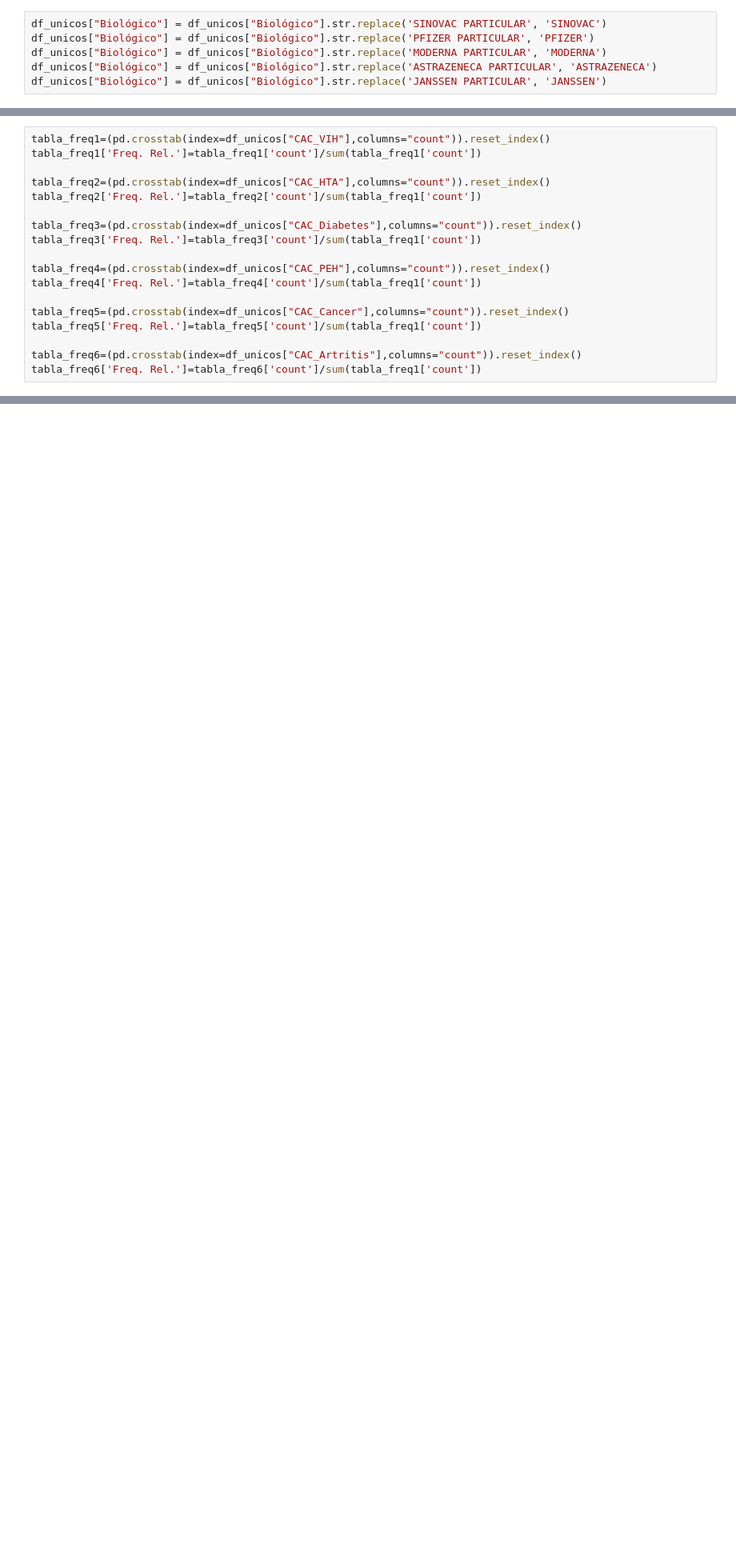
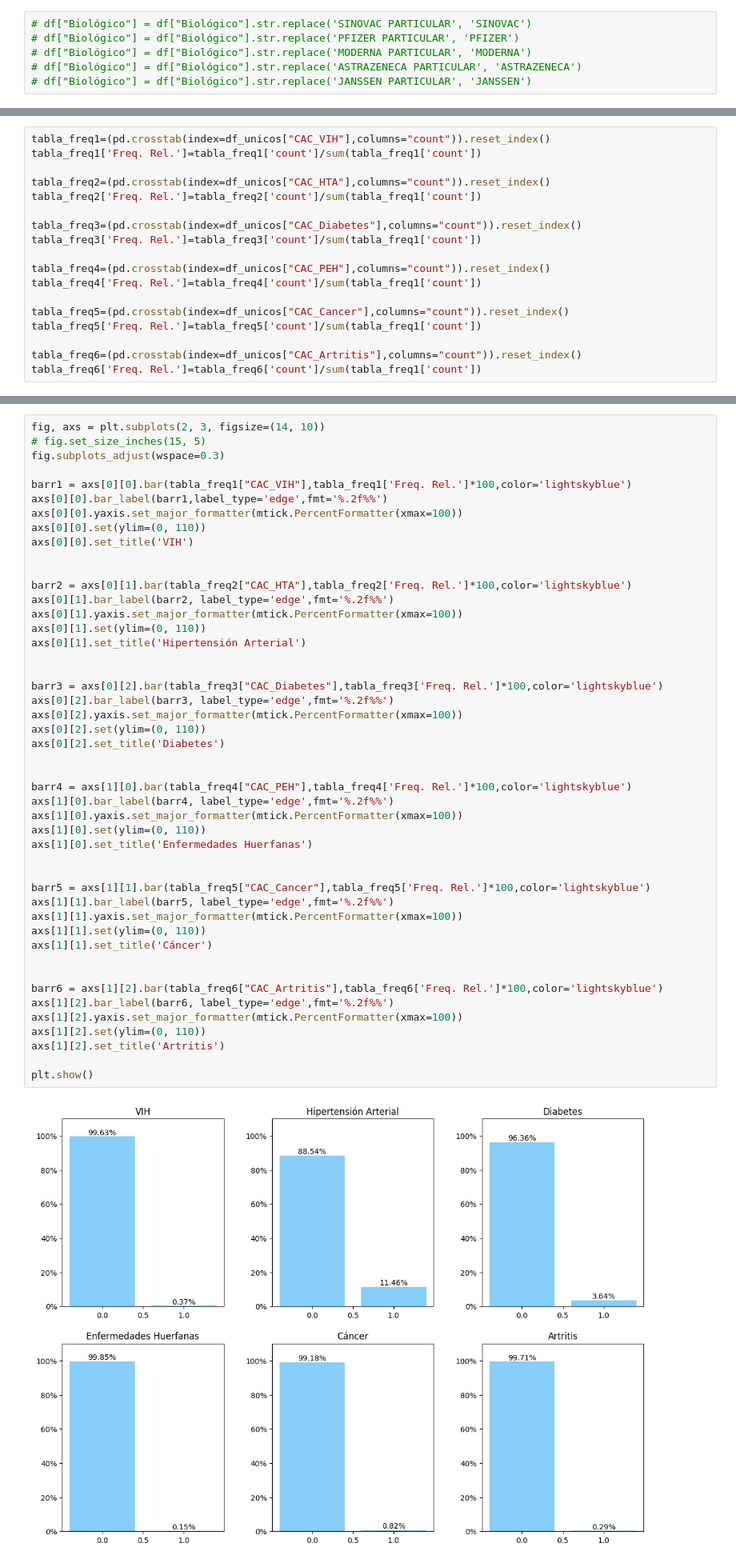
Before and after one commit to carlosjara/PRY_EDA_ICESI, a Jupyter notebook: eda_2023_II.ipynb, the cells around one changed output, grey strips where cells are left out. Shown at 80% size. Drawn from its saved outputs; the diff is of its cells as text; blank space fills up the shorter version.

```diff
--- a/eda_2023_II.ipynb
+++ b/eda_2023_II.ipynb
@@ -300,6 +390,6 @@ En este caso vamos a estandarizar los nombres de los biológicos para no tener t
 # %%
-df_unicos["Biológico"] = df_unicos["Biológico"].str.replace('SINOVAC PARTICULAR', 'SINOVAC')
-df_unicos["Biológico"] = df_unicos["Biológico"].str.replace('PFIZER PARTICULAR', 'PFIZER')
-df_unicos["Biológico"] = df_unicos["Biológico"].str.replace('MODERNA PARTICULAR', 'MODERNA')
-df_unicos["Biológico"] = df_unicos["Biológico"].str.replace('ASTRAZENECA PARTICULAR', 'ASTRAZENECA')
-df_unicos["Biológico"] = df_unicos["Biológico"].str.replace('JANSSEN PARTICULAR', 'JANSSEN')
+# df["Biológico"] = df["Biológico"].str.replace('SINOVAC PARTICULAR', 'SINOVAC')
+# df["Biológico"] = df["Biológico"].str.replace('PFIZER PARTICULAR', 'PFIZER')
+# df["Biológico"] = df["Biológico"].str.replace('MODERNA PARTICULAR', 'MODERNA')
+# df["Biológico"] = df["Biológico"].str.replace('ASTRAZENECA PARTICULAR', 'ASTRAZENECA')
+# df["Biológico"] = df["Biológico"].str.replace('JANSSEN PARTICULAR', 'JANSSEN')
@@ -546,0 +534,49 @@ transformed_df[list(translation_dict.keys())].describe().T
+# %%
+fig, axs = plt.subplots(2, 3, figsize=(14, 10))
+# fig.set_size_inches(15, 5)
+fig.subplots_adjust(wspace=0.3)
+
+barr1 = axs[0][0].bar(tabla_freq1["CAC_VIH"],tabla_freq1['Freq. Rel.']*100,color='lightskyblue')
+axs[0][0].bar_label(barr1,label_type='edge',fmt='%.2f%%')
+axs[0][0].yaxis.set_major_formatter(mtick.PercentFormatter(xmax=100))
+axs[0][0].set(ylim=(0, 110))
+axs[0][0].set_title('VIH')
+
+
+barr2 = axs[0][1].bar(tabla_freq2["CAC_HTA"],tabla_freq2['Freq. Rel.']*100,color='lightskyblue')
+axs[0][1].bar_label(barr2, label_type='edge',fmt='%.2f%%')
+axs[0][1].yaxis.set_major_formatter(mtick.PercentFormatter(xmax=100))
+axs[0][1].set(ylim=(0, 110))
+axs[0][1].set_title('Hipertensión Arterial')
+
+
+barr3 = axs[0][2].bar(tabla_freq3["CAC_Diabetes"],tabla_freq3['Freq. Rel.']*100,color='lightskyblue')
+axs[0][2].bar_label(barr3, label_type='edge',fmt='%.2f%%')
+axs[0][2].yaxis.set_major_formatter(mtick.PercentFormatter(xmax=100))
+axs[0][2].set(ylim=(0, 110))
+axs[0][2].set_title('Diabetes')
+
+
+barr4 = axs[1][0].bar(tabla_freq4["CAC_PEH"],tabla_freq4['Freq. Rel.']*100,color='lightskyblue')
+axs[1][0].bar_label(barr4, label_type='edge',fmt='%.2f%%')
+axs[1][0].yaxis.set_major_formatter(mtick.PercentFormatter(xmax=100))
+axs[1][0].set(ylim=(0, 110))
+axs[1][0].set_title('Enfermedades Huerfanas')
+
+
+barr5 = axs[1][1].bar(tabla_freq5["CAC_Cancer"],tabla_freq5['Freq. Rel.']*100,color='lightskyblue')
+axs[1][1].bar_label(barr5, label_type='edge',fmt='%.2f%%')
+axs[1][1].yaxis.set_major_formatter(mtick.PercentFormatter(xmax=100))
+axs[1][1].set(ylim=(0, 110))
+axs[1][1].set_title('Cáncer')
+
+
+barr6 = axs[1][2].bar(tabla_freq6["CAC_Artritis"],tabla_freq6['Freq. Rel.']*100,color='lightskyblue')
+axs[1][2].bar_label(barr6, label_type='edge',fmt='%.2f%%')
+axs[1][2].yaxis.set_major_formatter(mtick.PercentFormatter(xmax=100))
+axs[1][2].set(ylim=(0, 110))
+axs[1][2].set_title('Artritis')
+
+plt.show()
+# %% [output]
+[figure, added]
```
Also changed, not shown: parts of 133 cells of this notebook.
